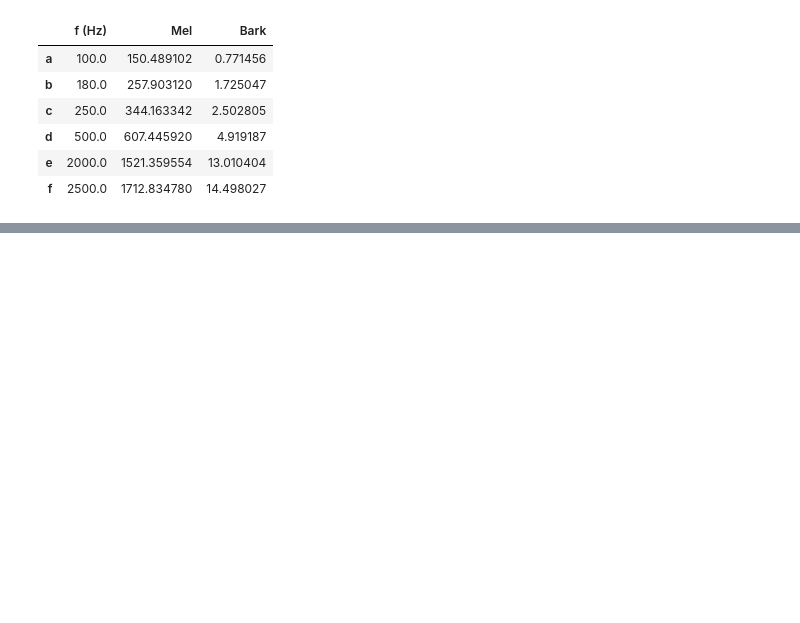
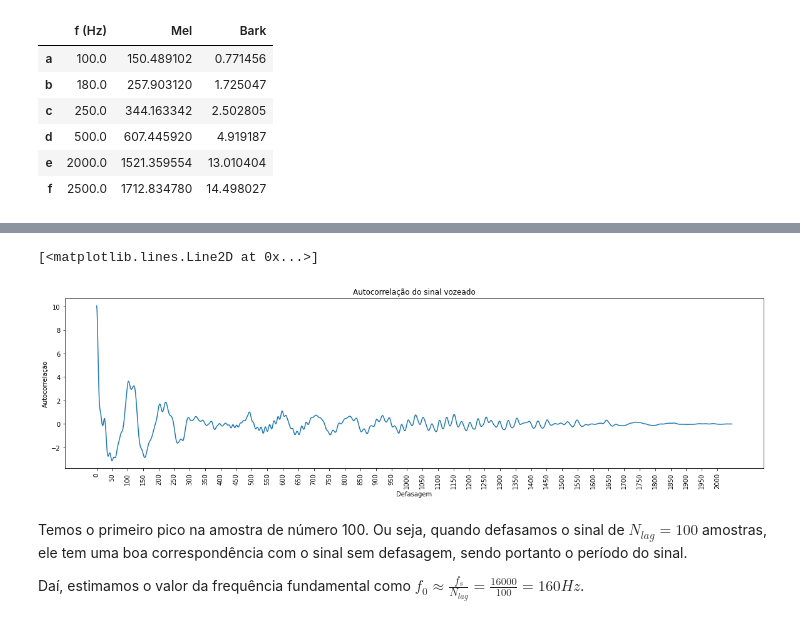
Before and after one commit to mpereiramoretti/psi5123-lista2, a Jupyter notebook: Lista de exercícios 2.ipynb, the cells around one changed output, grey strips where cells are left out. Drawn from its saved outputs; the diff is of its cells as text; code cells hidden in the pictures; blank space fills up the shorter version.

```diff
--- a/Lista de exercícios 2.ipynb
+++ b/Lista de exercícios 2.ipynb
@@ -398,0 +429,38 @@ df_frequencies.T
+# %%
+def R(x, m):
+    N = len(x)
+    r = 0
+    for i in range(N - m):
+        #print("i = {}".format(i))
+        r += x[i] * x[i + m]
+    return r
+
+def autocorrelation(x):
+    N = len(x)
+    R_ = np.zeros(N)
+    for m in range(N):
+        #print("######## m = {} ########".format(m))
+        R_[m] = R(x, m)
+    return R_
+# %%
+autocorr = autocorrelation(som_vozeado)
+# %%
+plt.figure(figsize=(20, 5))
+plt.title("Autocorrelação do sinal vozeado")
+
+count_frames = len(som_vozeado)
+xaxis = list(range(count_frames))
+xaxis = xaxis[::50]
+
+plt.xlabel("Defasagem")
+plt.ylabel("Autocorrelação")
+plt.xticks(xaxis, rotation=90)
+
+plt.plot(autocorr)
+# %% [output]
+[<matplotlib.lines.Line2D at 0x...>]
+[figure, added]
+# %% [markdown]
+Temos o primeiro pico na amostra de número 100. Ou seja, quando defasamos o sinal de $N_{lag} = 100$ amostras, ele tem uma boa correspondência com o sinal sem defasagem, sendo portanto o período do sinal.
+
+Daí, estimamos o valor da frequência fundamental como $f_0 \approx \frac{f_s}{N_{lag}} = \frac{16000}{100} = 160 Hz$.
```
Also changed, not shown: parts of 10 cells of this notebook.
